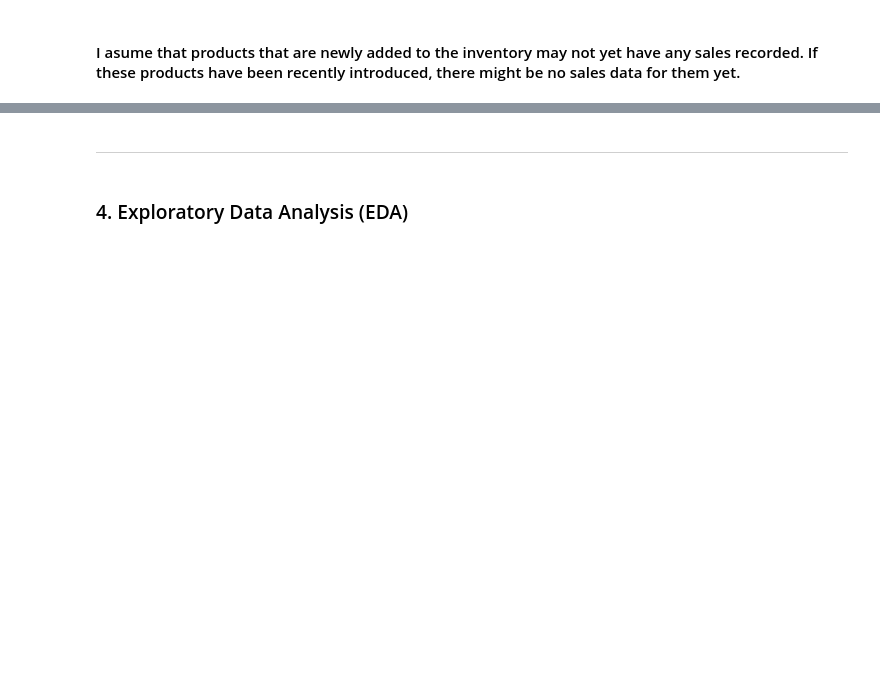
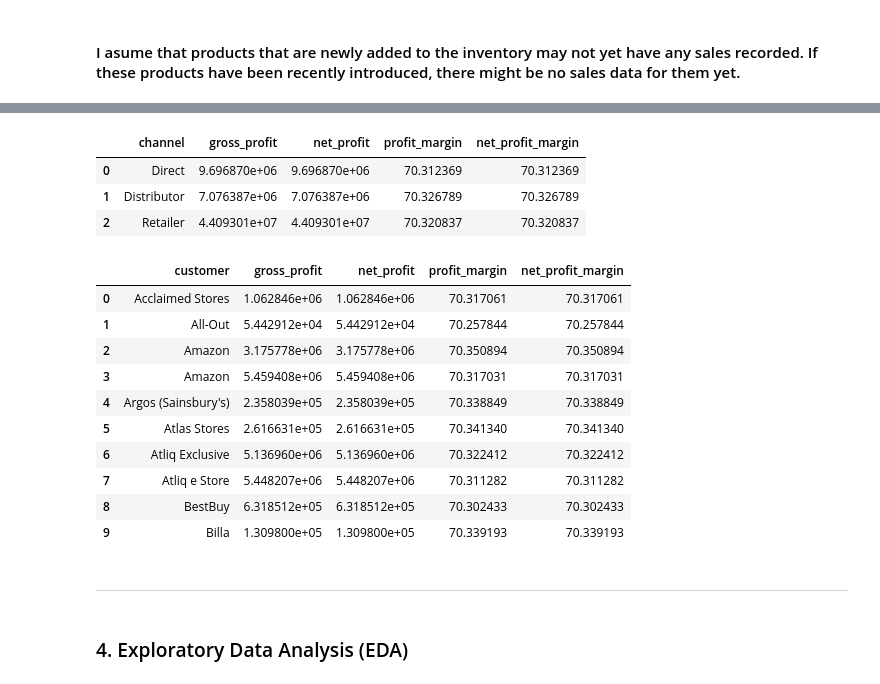
Before and after one commit to CesarChaparro1974/Financial_Analysis_Project, a Jupyter notebook: final_project.ipynb, the cells around one changed output, grey strips where cells are left out. Saved outputs shown, nothing was run; the diff lists cells and outputs as text; code cells hidden in the pictures; blank space fills up the shorter version.

```diff
--- a/final_project.ipynb
+++ b/final_project.ipynb
@@ -669,3 +865,68 @@ memory usage: 2.6+ MB
+# %%
+# query to aggregate data by channel
+query_channel = """
+SELECT
+    dc.channel,
+    SUM(fsm.sold_quantity * (fgp.gross_price - fmc.manufacturing_cost)) AS gross_profit,
+    SUM(fsm.sold_quantity * (fgp.gross_price - fmc.manufacturing_cost)) AS net_profit,
+    (SUM(fsm.sold_quantity * (fgp.gross_price - fmc.manufacturing_cost)) / SUM(fsm.sold_quantity * fgp.gross_price)) * 100 AS profit_margin,
+    (SUM(fsm.sold_quantity * (fgp.gross_price - fmc.manufacturing_cost)) / SUM(fsm.sold_quantity * fgp.gross_price)) * 100 AS net_profit_margin
+FROM
+    fact_sales_monthly fsm
+JOIN
+    dim_customer dc ON fsm.customer_code = dc.customer_code
+JOIN
+    fact_gross_price fgp ON fsm.product_code = fgp.product_code AND fsm.fiscal_year = fgp.fiscal_year
+JOIN
+    fact_manufacturing_cost fmc ON fsm.product_code = fmc.product_code AND fsm.fiscal_year = fmc.cost_year
+GROUP BY
+    dc.channel
+ORDER BY
+    dc.channel;
+"""
+aggregated_channel = pd.read_sql_query(query_channel, con)
+aggregated_channel
+# %% [output]
+|  | channel | gross_profit | net_profit | profit_margin | net_profit_margin |
+| 0 | Direct | 9.696870e+06 | 9.696870e+06 | 70.312369 | 70.312369 |
+| 1 | Distributor | 7.076387e+06 | 7.076387e+06 | 70.326789 | 70.326789 |
+| 2 | Retailer | 4.409301e+07 | 4.409301e+07 | 70.320837 | 70.320837 |
+# %%
+# query to aggregate data by customer
+query_customer = """
+SELECT
+    dc.customer,
+    SUM(fsm.sold_quantity * (fgp.gross_price - fmc.manufacturing_cost)) AS gross_profit,
+    SUM(fsm.sold_quantity * (fgp.gross_price - fmc.manufacturing_cost)) AS net_profit,
+    (SUM(fsm.sold_quantity * (fgp.gross_price - fmc.manufacturing_cost)) / SUM(fsm.sold_quantity * fgp.gross_price)) * 100 AS profit_margin,
+    (SUM(fsm.sold_quantity * (fgp.gross_price - fmc.manufacturing_cost)) / SUM(fsm.sold_quantity * fgp.gross_price)) * 100 AS net_profit_margin
+FROM
+    fact_sales_monthly fsm
+JOIN
+    dim_customer dc ON fsm.customer_code = dc.customer_code
+JOIN
+    fact_gross_price fgp ON fsm.product_code = fgp.product_code AND fsm.fiscal_year = fgp.fiscal_year
+JOIN
+    fact_manufacturing_cost fmc ON fsm.product_code = fmc.product_code AND fsm.fiscal_year = fmc.cost_year
+GROUP BY
+    dc.customer
+ORDER BY
+    dc.customer;
+"""
+aggregated_customer = pd.read_sql_query(query_customer, con)
+aggregated_customer.head(10)
+# %% [output]
+|  | customer | gross_profit | net_profit | profit_margin | net_profit_margin |
+| 0 | Acclaimed Stores | 1.062846e+06 | 1.062846e+06 | 70.317061 | 70.317061 |
+| 1 | All-Out | 5.442912e+04 | 5.442912e+04 | 70.257844 | 70.257844 |
+| 2 | Amazon | 3.175778e+06 | 3.175778e+06 | 70.350894 | 70.350894 |
+| 3 | Amazon | 5.459408e+06 | 5.459408e+06 | 70.317031 | 70.317031 |
+| 4 | Argos (Sainsbury's) | 2.358039e+05 | 2.358039e+05 | 70.338849 | 70.338849 |
+| 5 | Atlas Stores | 2.616631e+05 | 2.616631e+05 | 70.341340 | 70.341340 |
+| 6 | Atliq Exclusive | 5.136960e+06 | 5.136960e+06 | 70.322412 | 70.322412 |
+| 7 | Atliq e Store | 5.448207e+06 | 5.448207e+06 | 70.311282 | 70.311282 |
+| 8 | BestBuy | 6.318512e+05 | 6.318512e+05 | 70.302433 | 70.302433 |
+| 9 | Billa | 1.309800e+05 | 1.309800e+05 | 70.339193 | 70.339193 |
 # %% [markdown]
 ***
 # %% [markdown]
```
Also changed, not shown: parts of 30 cells of this notebook.
